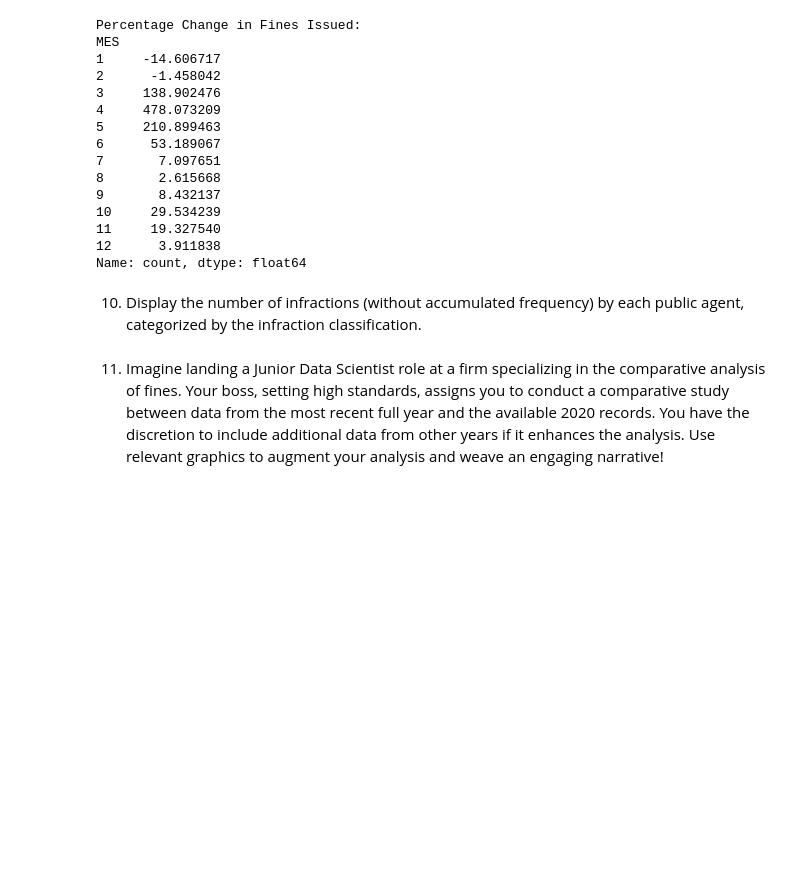
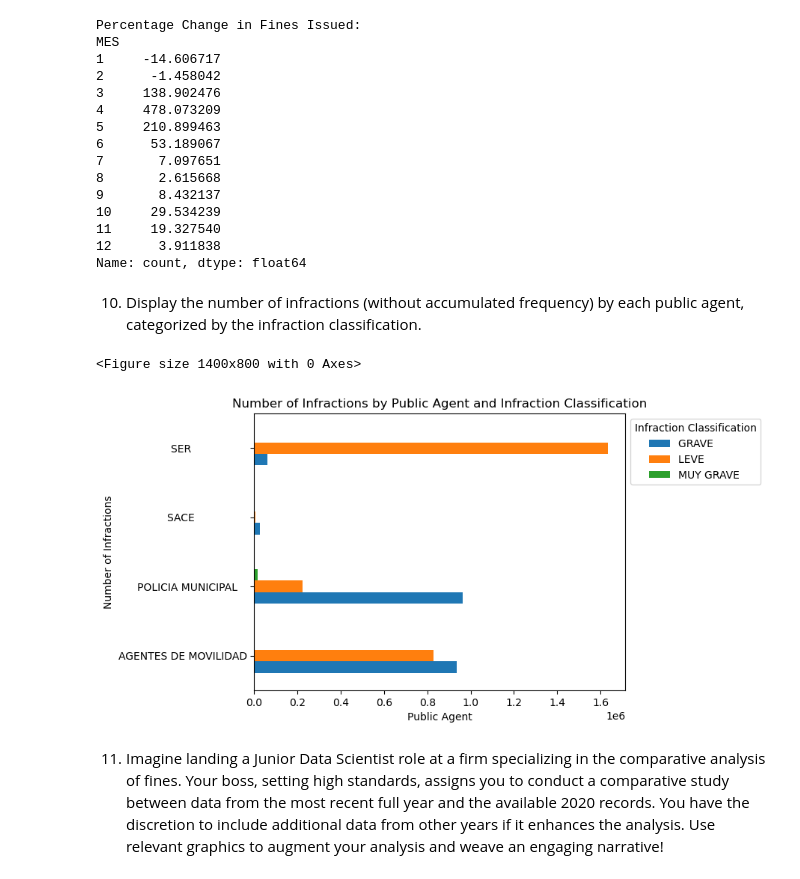
Before and after one commit to Mariospren/Squad_project_Madrid, a Jupyter notebook: Madrid_Traffic_Fines.ipynb, the cells around one changed output. Drawn from its saved outputs; the diff is of its cells as text; code cells hidden in the pictures; blank space fills up the shorter version.

```diff
--- a/Madrid_Traffic_Fines.ipynb
+++ b/Madrid_Traffic_Fines.ipynb
@@ -417,14 +416,17 @@ Name: count, dtype: float64
 # %%
 #Display the number of infractions by each public agent, categorized by infraction classification
 infractions_by_agent = df_con.groupby(['DENUNCIANTE', 'CALIFICACION']).size().unstack()
 
 #Bar plot for the number of infractions by each public agent, categorized by infraction classification
 plt.figure(figsize=(14, 8))
-infractions_by_agent.plot(kind='barh', stacked=True)
+infractions_by_agent.plot(kind='barh')
 plt.title('Number of Infractions by Public Agent and Infraction Classification')
 plt.xlabel('Public Agent')
 plt.ylabel('Number of Infractions')
 plt.legend(title='Infraction Classification', bbox_to_anchor=(1, 1))
 plt.show()
+# %% [output]
+<Figure size 1400x800 with 0 Axes>
+[figure, added]
 # %% [markdown]
 11. Imagine landing a Junior Data Scientist role at a firm specializing in the comparative analysis of fines. Your boss, setting high standards, assigns you to conduct a comparative study between data from the most recent full year and the available 2020 records. You have the discretion to include additional data from other years if it enhances the analysis. Use relevant graphics to augment your analysis and weave an engaging narrative!
```
Also changed, not shown: parts of 11 cells of this notebook, 1 other file.
